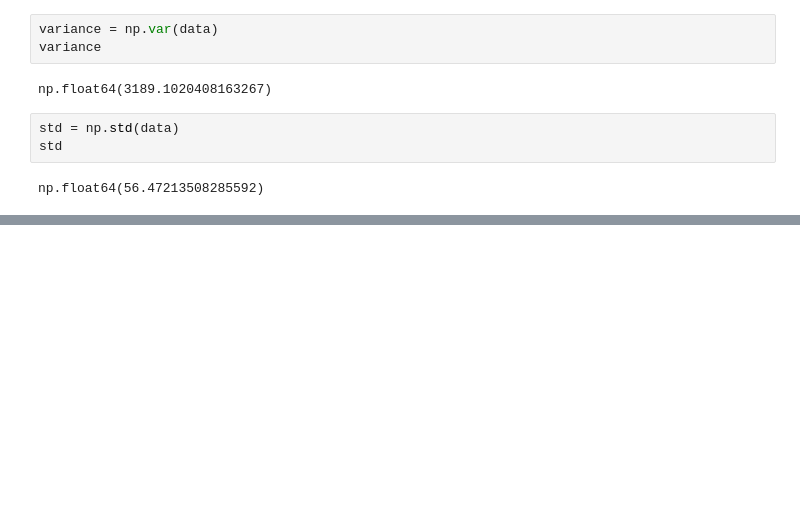
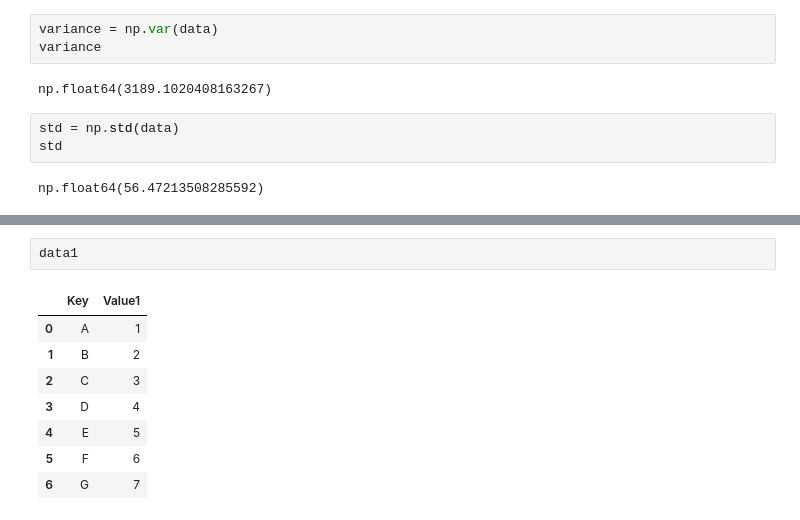
Before and after one commit to hectorherreraespinola/EDA_FreeCodeCamp, a Jupyter notebook: EDA.ipynb, the cells around one changed output, grey strips where cells are left out. Drawn from its saved outputs; the diff is of its cells as text; blank space fills up the shorter version.

```diff
--- a/EDA.ipynb
+++ b/EDA.ipynb
@@ -327,0 +356,11 @@ data_csv.describe()
+# %%
+data1
+# %% [output]
+|  | Key | Value1 |
+| 0 | A | 1 |
+| 1 | B | 2 |
+| 2 | C | 3 |
+| 3 | D | 4 |
+| 4 | E | 5 |
+| 5 | F | 6 |
+| 6 | G | 7 |
```
Also changed, not shown: parts of 8 cells of this notebook.
